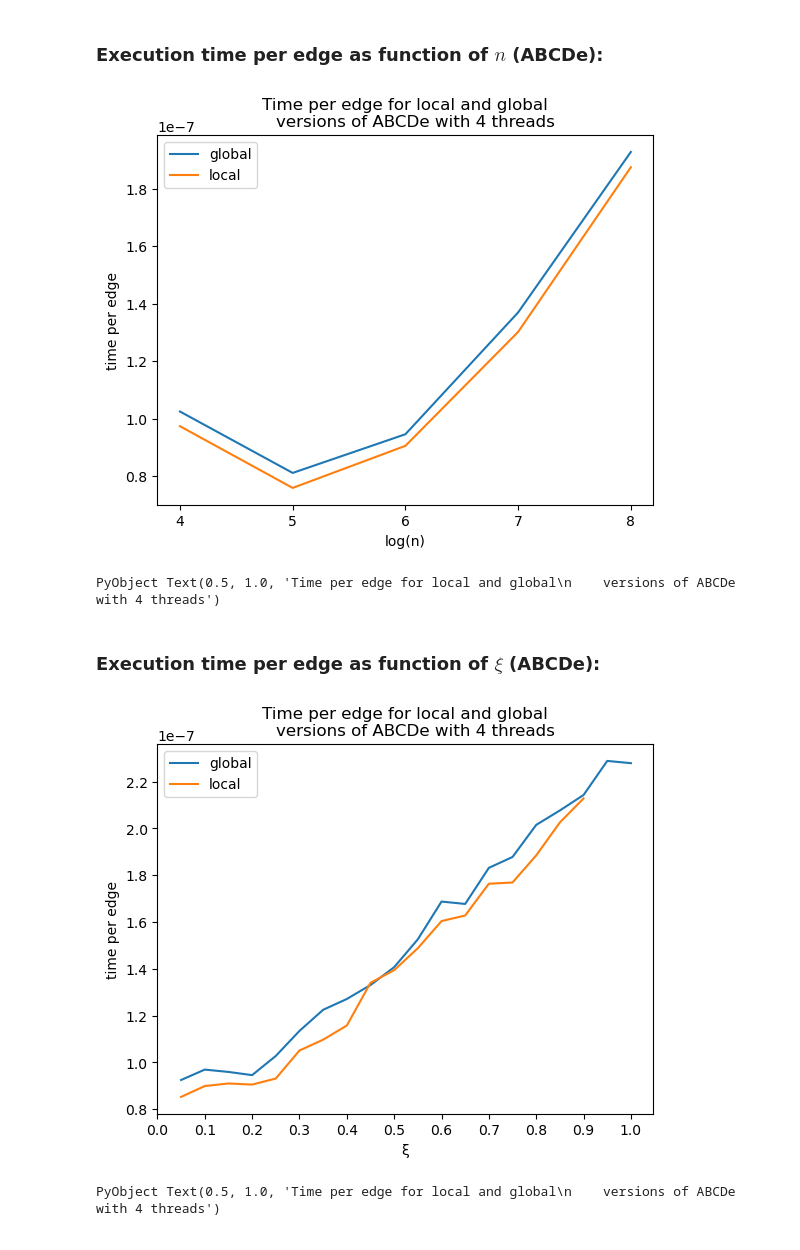
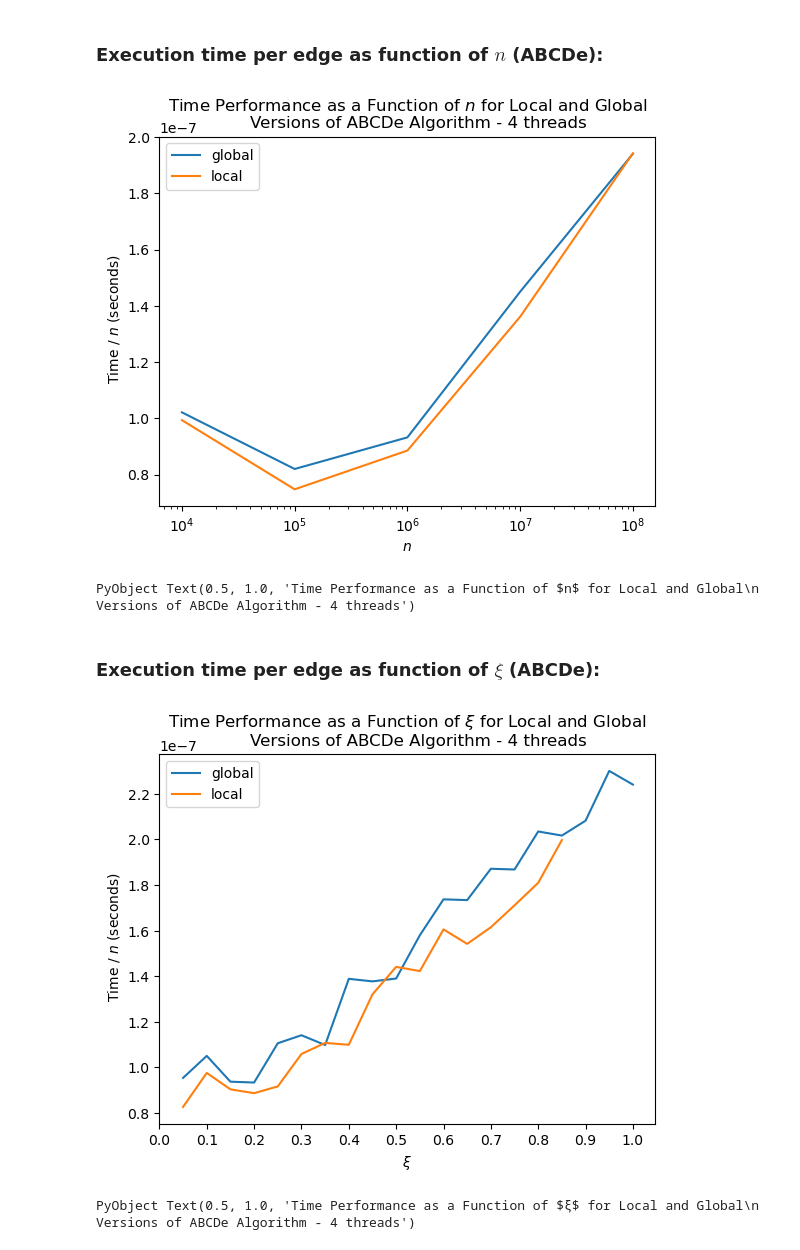
Before and after one commit to bartoszpankratz/ABCDe_Experiments, a Jupyter notebook: ABCDe speed test plots.ipynb, the cells around one changed output. Drawn from its saved outputs; the diff is of its cells as text; code cells hidden in the pictures.

```diff
--- a/ABCDe speed test plots.ipynb
+++ b/ABCDe speed test plots.ipynb
@@ -453,17 +555,17 @@ min_deg = 5
 is_local = [0.0,1.0];
 # %%
 for islocal in is_local
-    group = groupby(groupby(fdata, [:algo, :n, :min_deg, :is_local])[(:ABCD, n, min_deg, islocal)], :ξ);
+    group = groupby(groupby(fdata, [:algo, :n, :β, :γ, :min_deg, :is_local])[(:ABCD, n, β, γ, min_deg, islocal)], :ξ);
     x,y = collect(zip([(unique(d[!,:ξ])[1], mean(d[!,:time]./d[!,:n_edges])) for d in group]...))
     plot( x,y, label = Bool(islocal) ? "local" : "global")
 end
 
 legend(loc="upper left")
 xticks(range(0.0, 1.0, step = 0.1))
-xlabel("ξ")
-ylabel("time per edge")
-title("Time per edge for local and global
-    versions of ABCD")
+xlabel(L"ξ")
+ylabel(L" Time / $n$ (seconds)")
+title(L"Time Performance as a Function of $ξ$ for Local and Global
+    Versions of ABCD Algorithm")
 
 #saving to a file:
 #savefig("fig12.eps")
@@ -476,54 +578,57 @@ PyObject Text(0.5, 1.0, 'Time per edge for local and global\n    versions of ABC
 #Parameters:
 
 ξ = 0.2
-n = 10^5
+β = 1.5
+γ = 2.5
 min_deg = 5
 thread = 4
 is_local = [0.0,1.0];
 # %%
 for islocal in is_local
-    group = groupby(groupby(fdata, [:algo, :ξ, :is_local, :min_deg, :threads])[(:ABCDe, ξ, islocal, min_deg, thread)], :n);
+    group = groupby(groupby(fdata, [:algo, :ξ, :β, :γ, :is_local, :min_deg, :threads])[(:ABCDe, ξ, β, γ, islocal, min_deg, thread)], :n);
     y = [mean(d[!,:time]./d[!,:n_edges]) for d in group]
-    plot(log.(10,unique(fdata[!,:n])), y,  label = Bool(islocal) ? "local" : "global")
+    plot(unique(fdata[!,:n]), y,  label = Bool(islocal) ? "local" : "global")
 end
 
 legend(loc="upper left")
-xticks(log.(10,unique(fdata[!,:n])))
-xlabel("log(n)")
-ylabel("time per edge")
-title("Time per edge for local and global
-    versions of ABCDe with $thread threads")
+xscale("log")
+xlabel(L"n")
+ylabel(L" Time / $n$ (seconds)")
+title(L"Time Performance as a Function of $n$ for Local and Global
+    Versions of ABCDe Algorithm - %$thread threads")
 
 #saving to a file:
 #savefig("fig13.eps")
 # %% [output]
-[figure, old version]
+[figure, new version]
-PyObject Text(0.5, 1.0, 'Time per edge for local and global\n    versions of ABCDe with 4 threads')
+PyObject Text(0.5, 1.0, 'Time Performance as a Function of $n$ for Local and Global\n    Versions of ABCDe Algorithm - 4 threads')
 # %% [markdown]
 ### Execution time per edge as function of $\xi$ (ABCDe):
 # %%
 #Parameters
 
-ξ = 0.2
 n = 10^6
+β = 1.5
+γ = 2.5
 min_deg = 5
 is_local = [0.0,1.0];
 # %%
 for islocal in is_local
-    group = groupby(groupby(fdata, [:algo, :n, :is_local, :min_deg, :threads])[(:ABCDe, n, islocal, min_deg, thread)], :ξ)
+    group = groupby(groupby(fdata, [:algo, :n, :β, :γ, :is_local, :min_deg, :threads])[(:ABCDe, n, β, γ, islocal, min_deg, thread)], :ξ)
     x,y = collect(zip([(unique(d[!,:ξ])[1], mean(d[!,:time]./d[!,:n_edges])) for d in group]...))
     plot( x,y, label = Bool(islocal) ? "local" : "global")
 end
 
 legend(loc="upper left")
 xticks(range(0.0, 1.0, step = 0.1))
-xlabel("ξ")
-ylabel("time per edge")
-title("Time per edge for local and global
-    versions of ABCDe with $thread threads")
+xlabel(L"ξ")
+ylabel(L" Time / $n$ (seconds)")
+title(L"Time Performance as a Function of $ξ$ for Local and Global
+    Versions of ABCDe Algorithm - %$thread threads")
+
 
 #saving to a file:
 #savefig("fig14.eps")
 # %% [output]
-[figure, old version]
+[figure, new version]
-PyObject Text(0.5, 1.0, 'Time per edge for local and global\n    versions of ABCDe with 4 threads')
+PyObject Text(0.5, 1.0, 'Time Performance as a Function of $ξ$ for Local and Global\n    Versions of ABCDe Algorithm - 4 threads')
```
Also changed, not shown: parts of 28 cells of this notebook.
